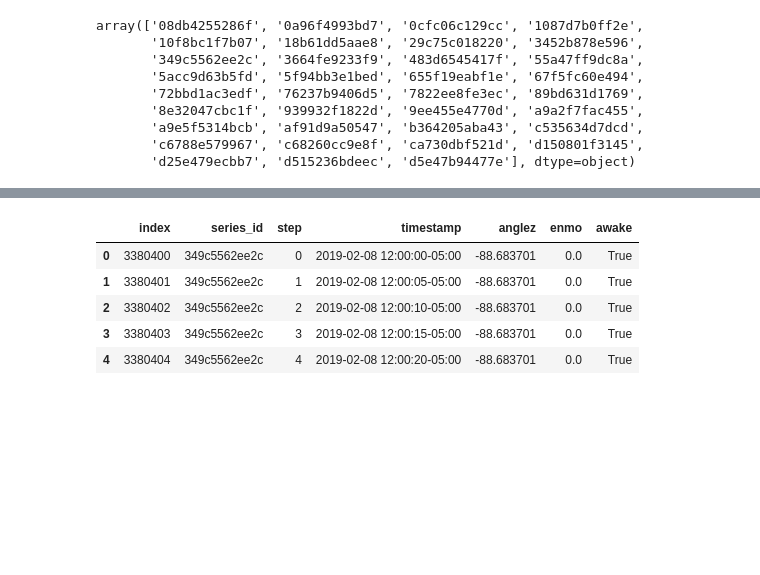
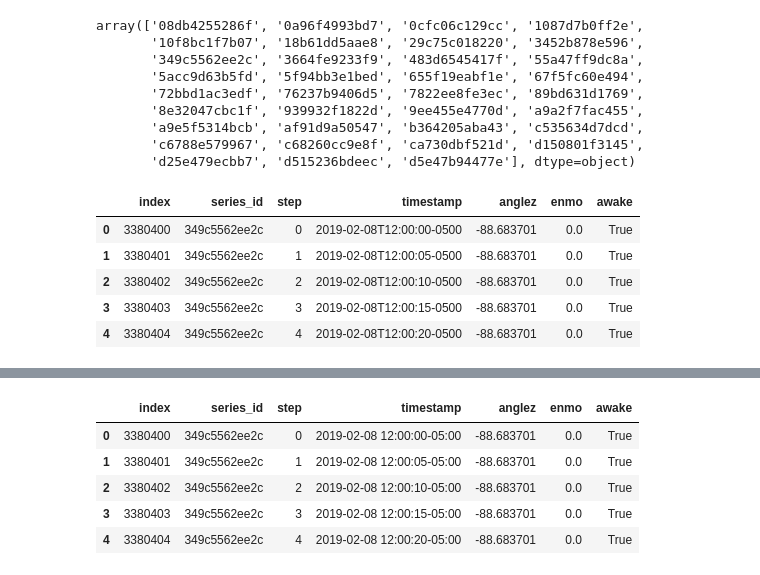
Before and after one commit to Felecort/TDA_Uni, a Jupyter notebook: src/cut_dataset.ipynb, the cells around one changed output, grey strips where cells are left out. Saved outputs shown, nothing was run; the diff lists cells and outputs as text; code cells hidden in the pictures; blank space fills up the shorter version.

```diff
--- a/src/cut_dataset.ipynb
+++ b/src/cut_dataset.ipynb
@@ -39,2 +43,13 @@ truncated_data = data[data["series_id"].isin(less_series)].reset_index()
+# %%
+truncated_data = pd.read_csv("../data/truncated_dataset.csv").drop("Unnamed: 0", axis=1)
+# %%
+truncated_data.head()
+# %% [output]
+|  | index | series_id | step | timestamp | anglez | enmo | awake |
+| 0 | 3380400 | 349c5562ee2c | 0 | 2019-02-08T12:00:00-0500 | -88.683701 | 0.0 | True |
+| 1 | 3380401 | 349c5562ee2c | 1 | 2019-02-08T12:00:05-0500 | -88.683701 | 0.0 | True |
+| 2 | 3380402 | 349c5562ee2c | 2 | 2019-02-08T12:00:10-0500 | -88.683701 | 0.0 | True |
+| 3 | 3380403 | 349c5562ee2c | 3 | 2019-02-08T12:00:15-0500 | -88.683701 | 0.0 | True |
+| 4 | 3380404 | 349c5562ee2c | 4 | 2019-02-08T12:00:20-0500 | -88.683701 | 0.0 | True |
 # %%
 truncated_data['timestamp'] = pd.to_datetime(truncated_data['timestamp'])
```
Also changed, not shown: parts of 14 cells of this notebook.
